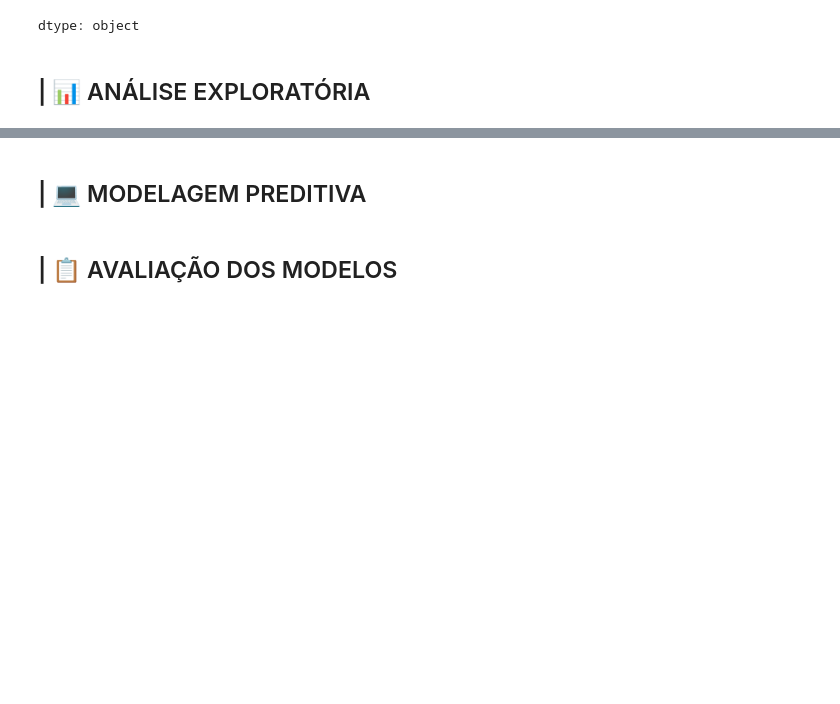
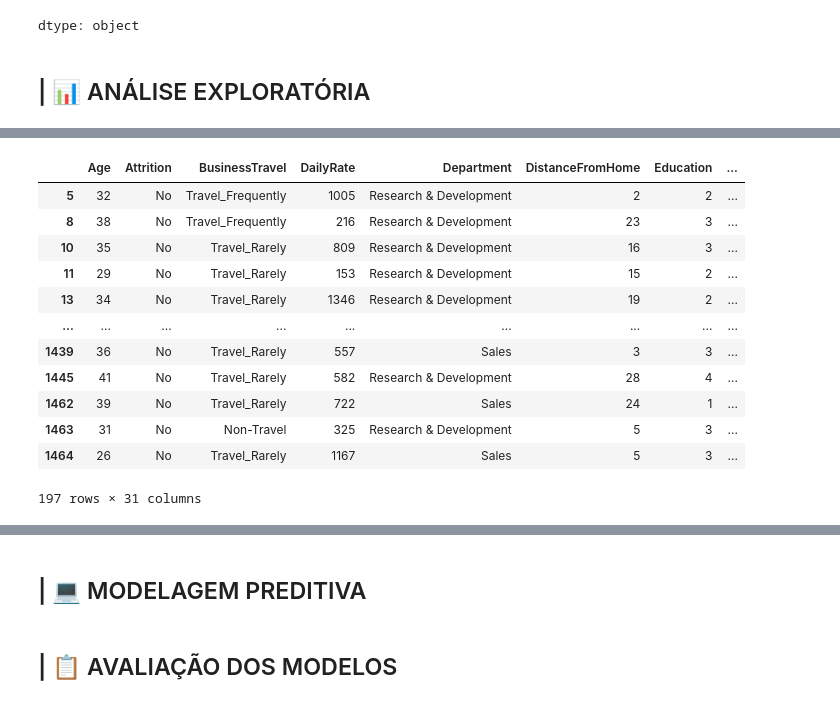
Before and after one commit to polydiaguiar/turnover-prediction-final-project, a Jupyter notebook: turnover_prediction_final_project.ipynb, the cells around one changed output, grey strips where cells are left out. Cells and saved outputs as stored; diff of their text form; code cells hidden in the pictures; blank space fills up the shorter version.

```diff
--- a/turnover_prediction_final_project.ipynb
+++ b/turnover_prediction_final_project.ipynb
@@ -208,8 +274,7 @@ df_tratado[colunas_nominais] = df_tratado[colunas_nominais].astype('category')
 # Lista de colunas ordinais
 # Todas as colunas ordinais são numéricas
 colunas_ordinais = [
-    'Education', 'EnvironmentSatisfaction', 'JobInvolvement', 'JobLevel',
-    'PerformanceRating', 'RelationshipSatisfaction', 'WorkLifeBalance', 'StockOptionLevel'
+    'Education', 'EnvironmentSatisfaction', 'JobInvolvement', 'JobSatisfaction','JobLevel', 'PerformanceRating', 'RelationshipSatisfaction', 'WorkLifeBalance', 'StockOptionLevel'
 ]
 
 # Transforma Dtypes preservando a hierarquia dentro de cada feature ordinal
@@ -241,0 +454,17 @@ dtype: object
+# %%
+# Visualizando os detalhes de pessoas que responderam 0 para o número de companias trabalhadas
+df_tratado[df_tratado['NumCompaniesWorked']==0]
+# %% [output]
+|  | Age | Attrition | BusinessTravel | DailyRate | Department | DistanceFromHome | Education | ... |
+| 5 | 32 | No | Travel_Frequently | 1005 | Research & Development | 2 | 2 | ... |
+| 8 | 38 | No | Travel_Frequently | 216 | Research & Development | 23 | 3 | ... |
+| 10 | 35 | No | Travel_Rarely | 809 | Research & Development | 16 | 3 | ... |
+| 11 | 29 | No | Travel_Rarely | 153 | Research & Development | 15 | 2 | ... |
+| 13 | 34 | No | Travel_Rarely | 1346 | Research & Development | 19 | 2 | ... |
+| ... | ... | ... | ... | ... | ... | ... | ... | ... |
+| 1439 | 36 | No | Travel_Rarely | 557 | Sales | 3 | 3 | ... |
+| 1445 | 41 | No | Travel_Rarely | 582 | Research & Development | 28 | 4 | ... |
+| 1462 | 39 | No | Travel_Rarely | 722 | Sales | 24 | 1 | ... |
+| 1463 | 31 | No | Non-Travel | 325 | Research & Development | 5 | 3 | ... |
+| 1464 | 26 | No | Travel_Rarely | 1167 | Sales | 5 | 3 | ... |
+197 rows × 31 columns
```
Also changed, not shown: parts of 47 cells of this notebook.
